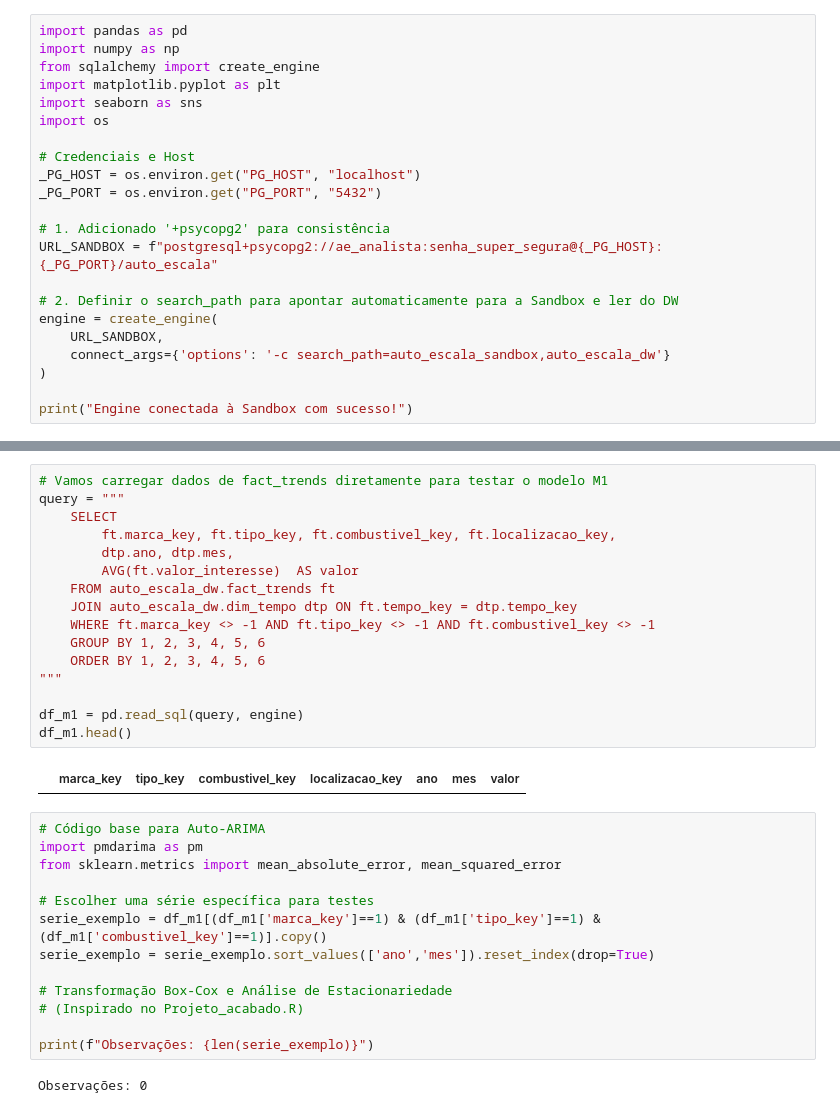
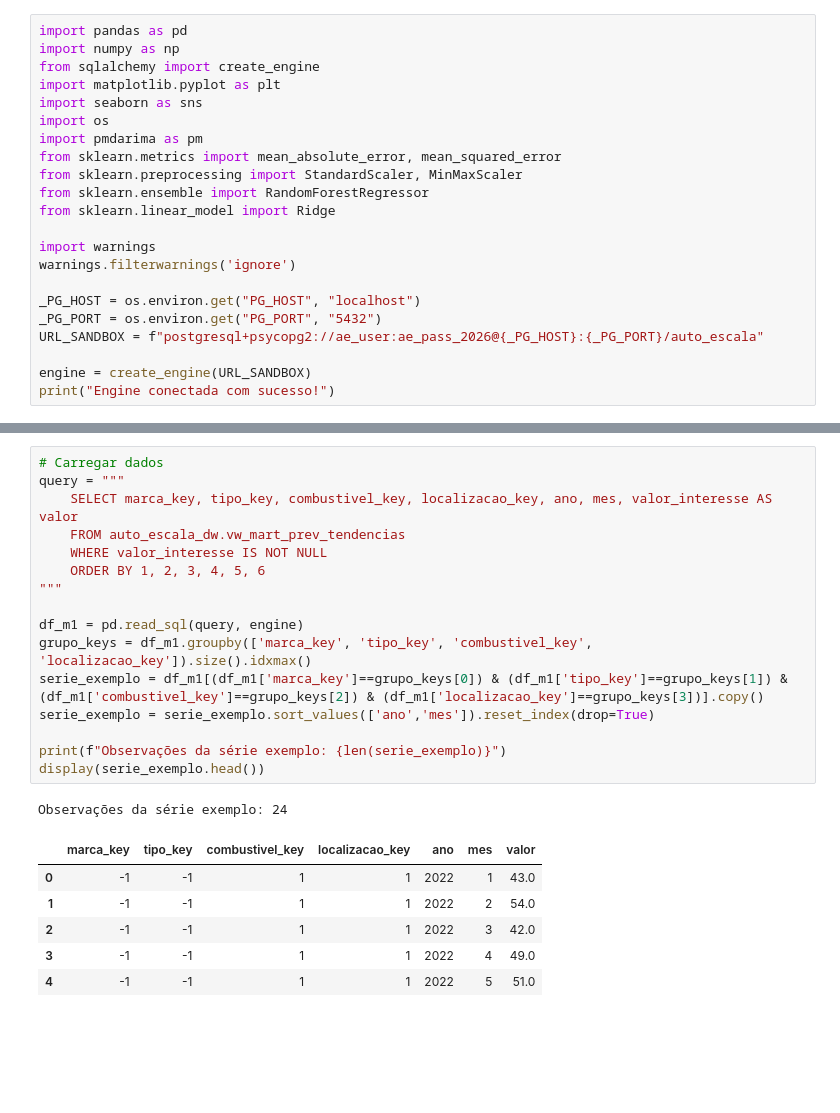
Before and after one commit to JoseRuiSilva/CDGE, a Jupyter notebook: notebooks/teste_modelo_m1.ipynb, the cells around one changed output, grey strips where cells are left out. Saved outputs shown, nothing was run; the diff lists cells and outputs as text; blank space fills up the shorter version.

```diff
--- a/notebooks/teste_modelo_m1.ipynb
+++ b/notebooks/teste_modelo_m1.ipynb
@@ -8,19 +8,19 @@ from sqlalchemy import create_engine
 import matplotlib.pyplot as plt
 import seaborn as sns
 import os
+import pmdarima as pm
+from sklearn.metrics import mean_absolute_error, mean_squared_error
+from sklearn.preprocessing import StandardScaler, MinMaxScaler
+from sklearn.ensemble import RandomForestRegressor
+from sklearn.linear_model import Ridge
 
-# Credenciais e Host
+import warnings
+warnings.filterwarnings('ignore')
+
 _PG_HOST = os.environ.get("PG_HOST", "localhost")
 _PG_PORT = os.environ.get("PG_PORT", "5432")
+URL_SANDBOX = f"postgresql+psycopg2://ae_user:ae_pass_2026@{_PG_HOST}:{_PG_PORT}/auto_escala"
 
-# 1. Adicionado '+psycopg2' para consistência
-URL_SANDBOX = f"postgresql+psycopg2://ae_analista:senha_super_segura@{_PG_HOST}:{_PG_PORT}/auto_escala"
-
-# 2. Definir o search_path para apontar automaticamente para a Sandbox e ler do DW
-engine = create_engine(
-    URL_SANDBOX,
-    connect_args={'options': '-c search_path=auto_escala_sandbox,auto_escala_dw'}
-)
-
-print("Engine conectada à Sandbox com sucesso!")
+engine = create_engine(URL_SANDBOX)
+print("Engine conectada com sucesso!")
 # %% [output]
@@ -28,33 +28,24 @@ Engine connectada à Sandbox.
-# %%
-# Vamos carregar dados de fact_trends diretamente para testar o modelo M1
-query = """
-    SELECT
-        ft.marca_key, ft.tipo_key, ft.combustivel_key, ft.localizacao_key,
-        dtp.ano, dtp.mes,
-        AVG(ft.valor_interesse)  AS valor
-    FROM auto_escala_dw.fact_trends ft
-    JOIN auto_escala_dw.dim_tempo dtp ON ft.tempo_key = dtp.tempo_key
-    WHERE ft.marca_key <> -1 AND ft.tipo_key <> -1 AND ft.combustivel_key <> -1
-    GROUP BY 1, 2, 3, 4, 5, 6
-    ORDER BY 1, 2, 3, 4, 5, 6
-"""
-
-df_m1 = pd.read_sql(query, engine)
-df_m1.head()
-# %% [output]
-|  | marca_key | tipo_key | combustivel_key | localizacao_key | ano | mes | valor |
-# %%
-# Código base para Auto-ARIMA
-import pmdarima as pm
-from sklearn.metrics import mean_absolute_error, mean_squared_error
-
-# Escolher uma série específica para testes
-serie_exemplo = df_m1[(df_m1['marca_key']==1) & (df_m1['tipo_key']==1) & (df_m1['combustivel_key']==1)].copy()
-serie_exemplo = serie_exemplo.sort_values(['ano','mes']).reset_index(drop=True)
-
-# Transformação Box-Cox e Análise de Estacionariedade
-# (Inspirado no Projeto_acabado.R)
-
-print(f"Observações: {len(serie_exemplo)}")
-# %% [output]
-Observações: 0
+# %%
+# Carregar dados
+query = """
+    SELECT marca_key, tipo_key, combustivel_key, localizacao_key, ano, mes, valor_interesse AS valor
+    FROM auto_escala_dw.vw_mart_prev_tendencias
+    WHERE valor_interesse IS NOT NULL
+    ORDER BY 1, 2, 3, 4, 5, 6
+"""
+
+df_m1 = pd.read_sql(query, engine)
+grupo_keys = df_m1.groupby(['marca_key', 'tipo_key', 'combustivel_key', 'localizacao_key']).size().idxmax()
+serie_exemplo = df_m1[(df_m1['marca_key']==grupo_keys[0]) & (df_m1['tipo_key']==grupo_keys[1]) & (df_m1['combustivel_key']==grupo_keys[2]) & (df_m1['localizacao_key']==grupo_keys[3])].copy()
+serie_exemplo = serie_exemplo.sort_values(['ano','mes']).reset_index(drop=True)
+
+print(f"Observações da série exemplo: {len(serie_exemplo)}")
+display(serie_exemplo.head())
+# %% [output]
+Observações da série exemplo: 24
+|  | marca_key | tipo_key | combustivel_key | localizacao_key | ano | mes | valor |
+| 0 | -1 | -1 | 1 | 1 | 2022 | 1 | 43.0 |
+| 1 | -1 | -1 | 1 | 1 | 2022 | 2 | 54.0 |
+| 2 | -1 | -1 | 1 | 1 | 2022 | 3 | 42.0 |
+| 3 | -1 | -1 | 1 | 1 | 2022 | 4 | 49.0 |
+| 4 | -1 | -1 | 1 | 1 | 2022 | 5 | 51.0 |
```
Also changed, not shown: parts of 8 cells of this notebook, 21 other files.
